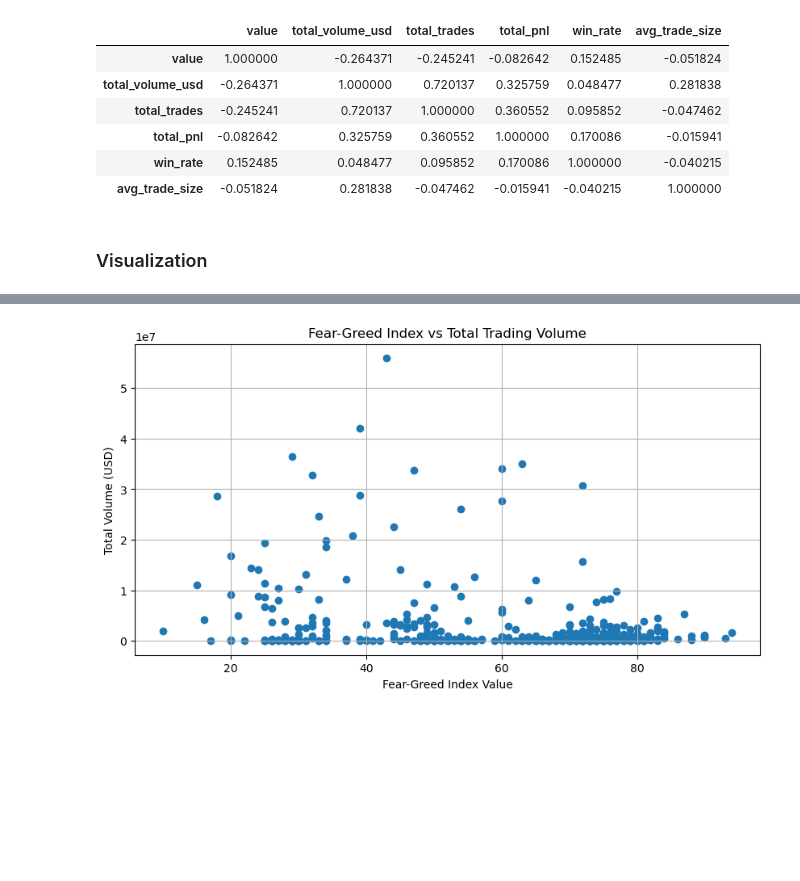
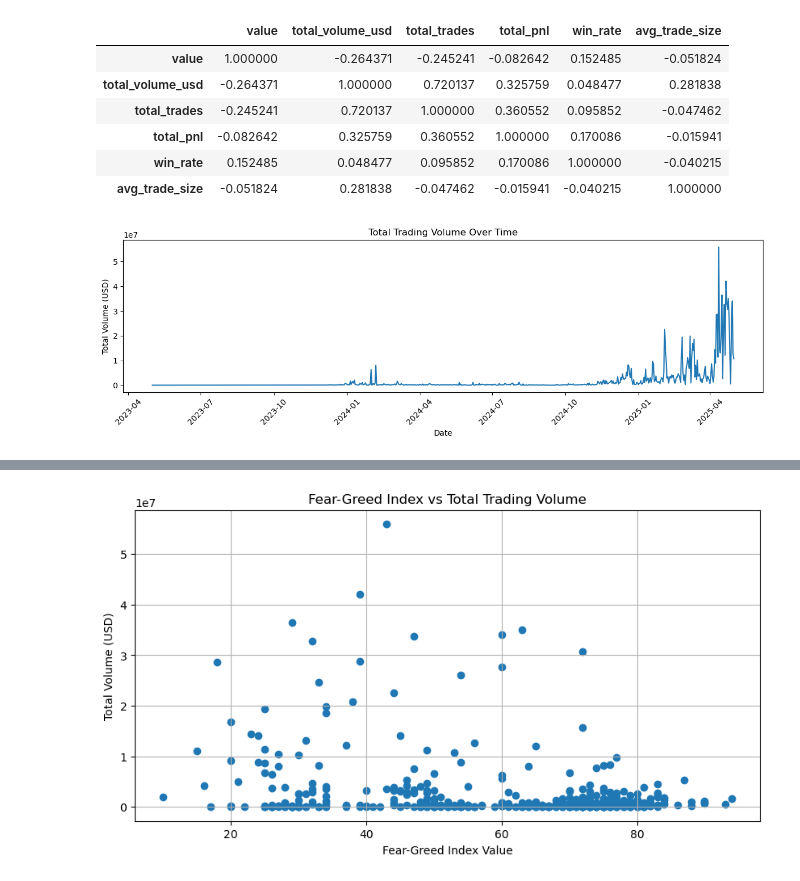
Before and after one commit to harsh2kum/Bitcoin-fear-greed-Trading-insights, a Jupyter notebook: Notebook_1.ipynb, the cells around one changed output, grey strips where cells are left out. Drawn from its saved outputs; the diff is of its cells as text; code cells hidden in the pictures; blank space fills up the shorter version.

```diff
--- a/Trading Analysis.ipynb
+++ b/Notebook_1.ipynb
@@ -157,5 +168,19 @@ display(merged_df[corr_cols].corr())
 | total_pnl | -0.082642 | 0.325759 | 0.360552 | 1.000000 | 0.170086 | -0.015941 |
 | win_rate | 0.152485 | 0.048477 | 0.095852 | 0.170086 | 1.000000 | -0.040215 |
 | avg_trade_size | -0.051824 | 0.281838 | -0.047462 | -0.015941 | -0.040215 | 1.000000 |
-# %% [markdown]
-### Visualization
+# %%
+# Sort by date for time series plots
+merged_df["trade_date"] = pd.to_datetime(merged_df["trade_date"])
+merged_df = merged_df.sort_values("trade_date")
+
+plt.figure(figsize=(12,4))
+plt.plot(merged_df["trade_date"], merged_df["total_volume_usd"])
+plt.title("Total Trading Volume Over Time")
+plt.xlabel("Date")
+plt.ylabel("Total Volume (USD)")
+plt.xticks(rotation=45)
+plt.tight_layout()
+plt.savefig("outputs/volume_over_time.png")
+plt.show()
+# %% [output]
+[figure, added]
```
Also changed, not shown: parts of 3 cells of this notebook, 3 other files.
